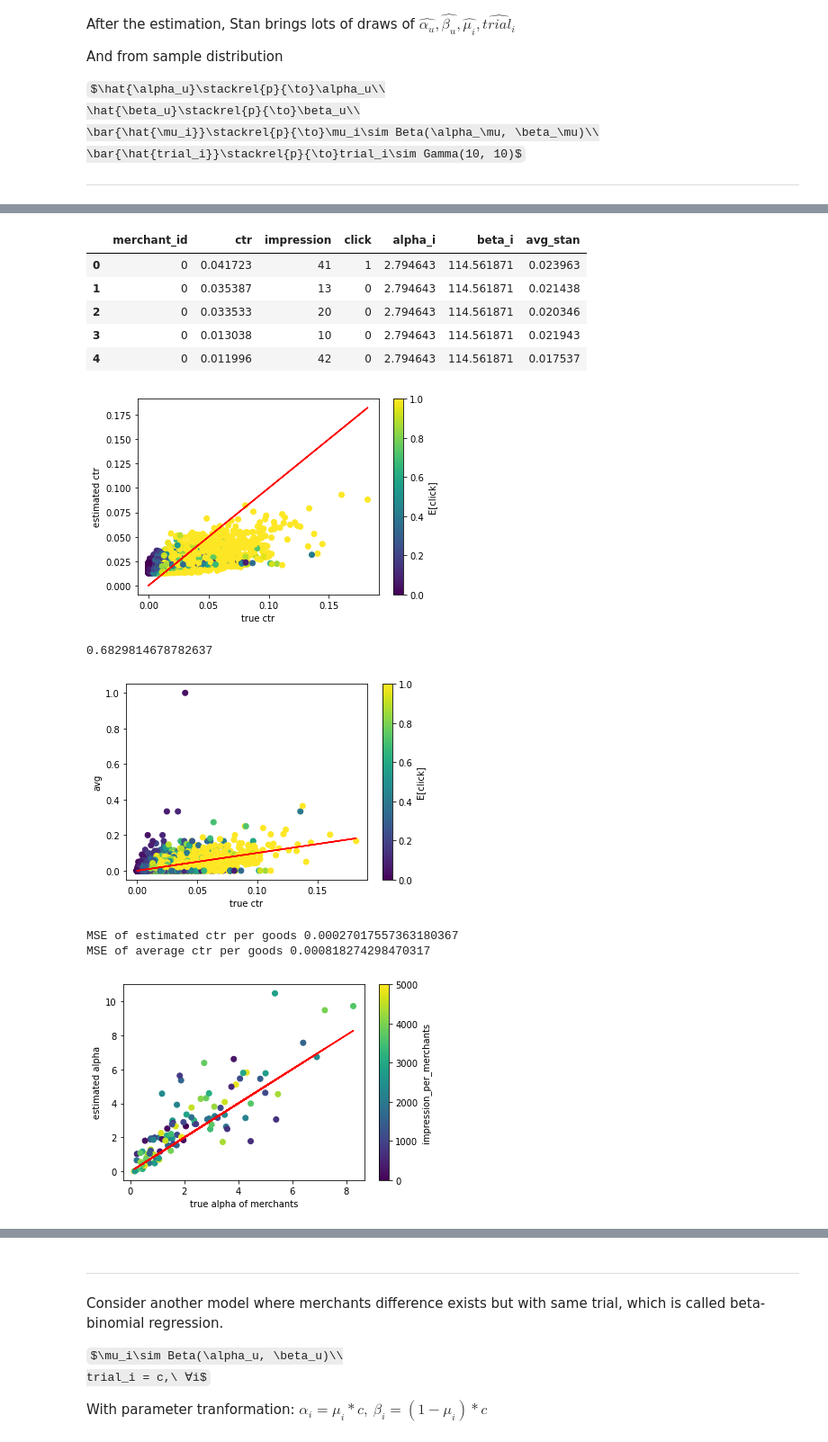
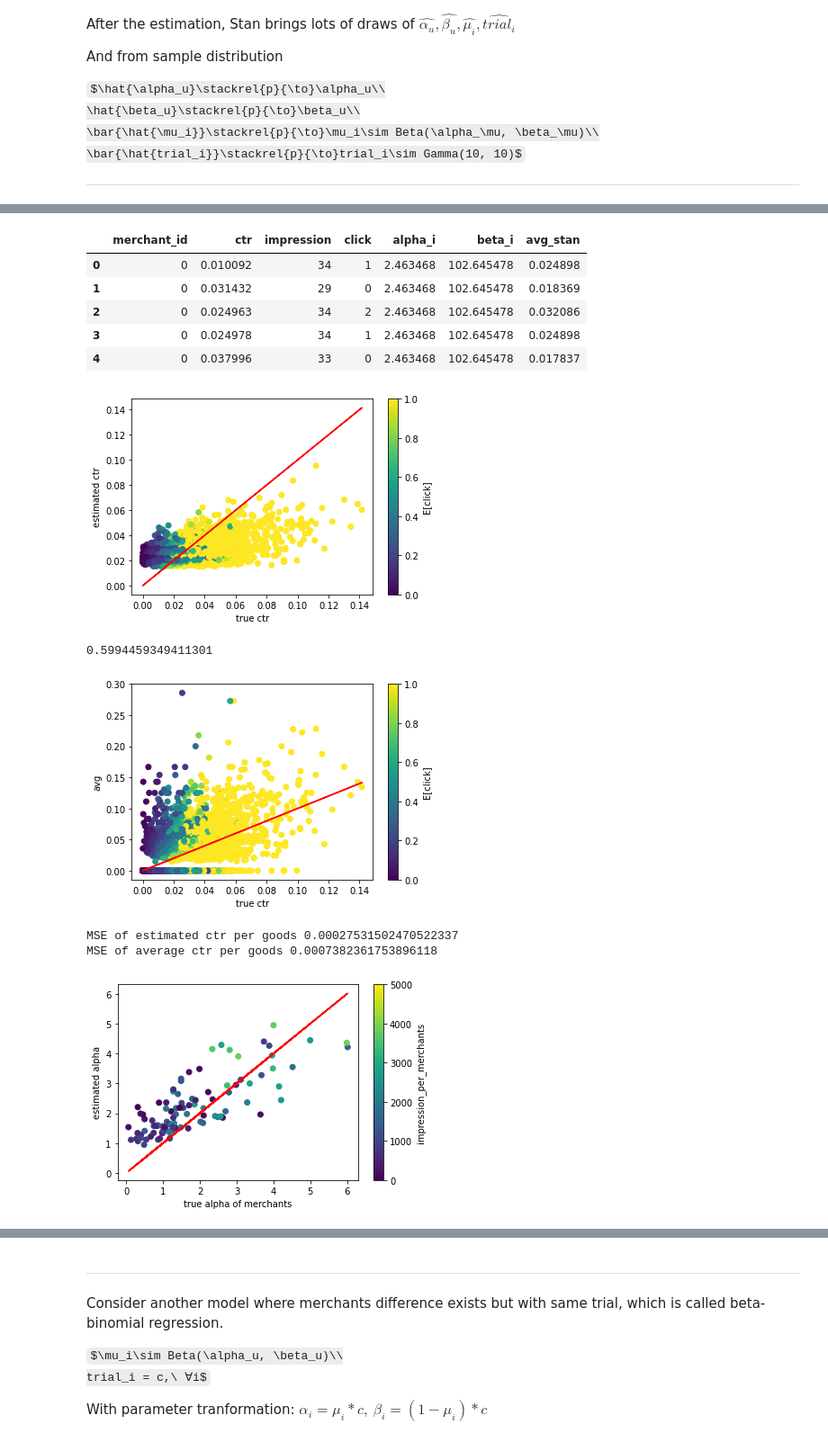
Before and after one commit to WellFan/bayesian_with_merchants, a Jupyter notebook: merchants_goods_model.ipynb, the cells around one changed output, grey strips where cells are left out. Shown: that part at 90% size. Saved outputs shown, nothing was run; the diff lists cells and outputs as text; code cells hidden in the pictures; some formulas as TeX source.

```diff
--- a/merchants_goods_model.ipynb
+++ b/merchants_goods_model.ipynb
@@ -50,7 +51,7 @@ true_parameters = {'alpha_u':alpha_u, 'beta_u':beta_u, 'mu_i':mu_i, 'trial':tria
 data = np.array(([0], [0], [0], [0]))
 for i in range(nmerchants):
   ctr = np.array(stats.beta.rvs(mu_i[i]*trial[i], (1-mu_i[i])*trial[i], size=ngoods[i]))
-  impression = np.random.randint(low=1, high=101, size=ngoods[i])
+  impression = stats.poisson.rvs(mu=int(1000*mu_i[i]+5)+1, size=ngoods[i])
   click = np.array(stats.binom.rvs(impression, ctr))
   merchants_id = np.array([i]*ngoods[i])
   temp = (np.vstack((merchants_id, ctr, impression, click)))
@@ -152,12 +160,10 @@ dtype: float64
 # %%
 alpha_u = df['alpha_u']
 beta_u = df['beta_u']
-alpha_trial = df['alpha_trial']
-beta_trial = df['beta_trial']
 mu = df.iloc[:,7:107]
 trial = df.iloc[:,107:207]
-alpha_i = df.iloc[:, 211:311]
-beta_i = df.iloc[:, 311:411]
+alpha_i = df.iloc[:, 209:309]
+beta_i = df.iloc[:, 309:409]
 # %%
 points = np.linspace(0, 100, 1001, endpoint=True)
 fig, axes = plt.subplots(nrows=2, ncols=2, figsize=(8, 8))
@@ -194,11 +200,11 @@ customer_stan = customer_stan.assign(avg_stan = lambda df:(df.click+df.alpha_i)/
 customer_stan.head()
 # %% [output]
 |  | merchant_id | ctr | impression | click | alpha_i | beta_i | avg_stan |
-| 0 | 0 | 0.041723 | 41 | 1 | 2.794643 | 114.561871 | 0.023963 |
-| 1 | 0 | 0.035387 | 13 | 0 | 2.794643 | 114.561871 | 0.021438 |
-| 2 | 0 | 0.033533 | 20 | 0 | 2.794643 | 114.561871 | 0.020346 |
-| 3 | 0 | 0.013038 | 10 | 0 | 2.794643 | 114.561871 | 0.021943 |
-| 4 | 0 | 0.011996 | 42 | 0 | 2.794643 | 114.561871 | 0.017537 |
+| 0 | 0 | 0.010092 | 34 | 1 | 2.463468 | 102.645478 | 0.024898 |
+| 1 | 0 | 0.031432 | 29 | 0 | 2.463468 | 102.645478 | 0.018369 |
+| 2 | 0 | 0.024963 | 34 | 2 | 2.463468 | 102.645478 | 0.032086 |
+| 3 | 0 | 0.024978 | 34 | 1 | 2.463468 | 102.645478 | 0.024898 |
+| 4 | 0 | 0.037996 | 33 | 0 | 2.463468 | 102.645478 | 0.017837 |
 # %%
 plt.scatter(customer_stan.ctr, customer_stan.avg_stan, c=customer_stan.impression*customer_stan.ctr, cmap='viridis', vmin=0, vmax=1)
 plt.plot(customer_stan.ctr, customer_stan.ctr, color='red')
@@ -207,11 +213,11 @@ plt.ylabel('estimated ctr')
 plt.colorbar(label='E[click]')
 plt.show()
 # %% [output]
-[figure, old version]
+[figure, new version]
 # %%
 customer_stan.ctr.corr(customer_stan.avg_stan)
 # %% [output]
-0.6829814678782637
+0.5994459349411301
 # %%
 plt.scatter(customer_stan.ctr, customer_stan.click/customer_stan.impression, c=customer_stan.impression*customer_stan.ctr, cmap='viridis', vmin=0, vmax=1)
 plt.plot(customer_stan.ctr, customer_stan.ctr, color='red')
@@ -220,23 +226,23 @@ plt.ylabel('avg')
 plt.colorbar(label='E[click]')
 plt.show()
 # %% [output]
-[figure, old version]
+[figure, new version]
 # %%
-print('MSE of estimated ctr per goods', np.square(customer_stan.ctr-customer_stan.avg_stan).mean())
-print('MSE of average ctr per goods', np.square(customer_stan.ctr-(customer_stan.click/customer_stan.impression)).mean())
+print('MSE of estimated ctr per good', np.square(customer_stan.ctr-customer_stan.avg_stan).mean())
+print('MSE of average ctr per good', np.square(customer_stan.ctr-(customer_stan.click/customer_stan.impression)).mean())
 # %% [output]
-MSE of estimated ctr per goods 0.00027017557363180367
-MSE of average ctr per goods 0.000818274298470317
+MSE of estimated ctr per goods 0.00027531502470522337
+MSE of average ctr per goods 0.0007382361753896118
 # %%
-impression_per_merchants  = customer_stan.groupby(['merchant_id']).agg({'impression':sum, 'click':sum})['impression']
-click_per_merchants  = customer_stan.groupby(['merchant_id']).agg({'impression':sum, 'click':sum})['click']
+impression_per_merchant  = customer_stan.groupby(['merchant_id']).agg({'impression':sum, 'click':sum})['impression']
+click_per_merchant  = customer_stan.groupby(['merchant_id']).agg({'impression':sum, 'click':sum})['click']
 # %%
-plt.scatter(true_parameters['alpha_i'], alpha_i.mean(),c=impression_per_merchants, cmap='viridis', vmin=0, vmax=5000)
+plt.scatter(true_parameters['alpha_i'], alpha_i.mean(),c=impression_per_merchant, cmap='viridis', vmin=0, vmax=5000)
 plt.plot(true_parameters['alpha_i'], true_parameters['alpha_i'], color='red')
 plt.xlabel('true alpha of merchants')
 plt.ylabel('estimated alpha')
 plt.colorbar(label='impression_per_merchants')
 plt.show()
 # %% [output]
-[figure, old version]
+[figure, new version]
 # %%
```
Also changed, not shown: parts of 40 cells of this notebook.
